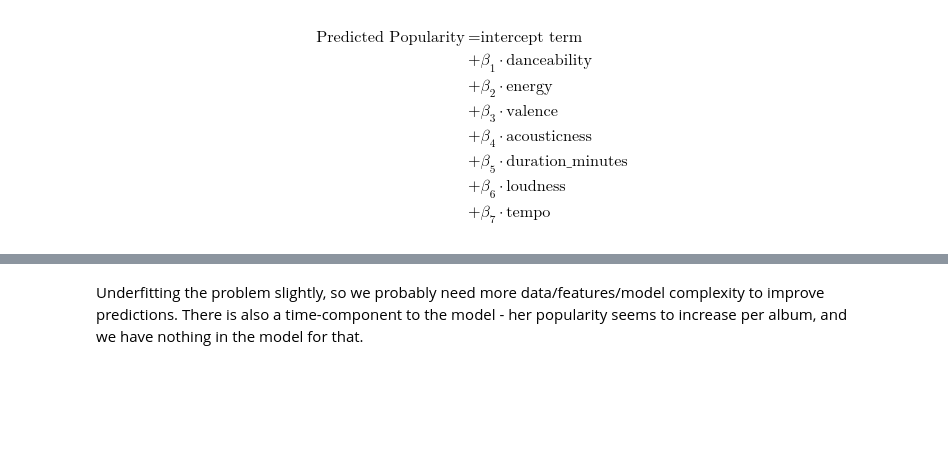
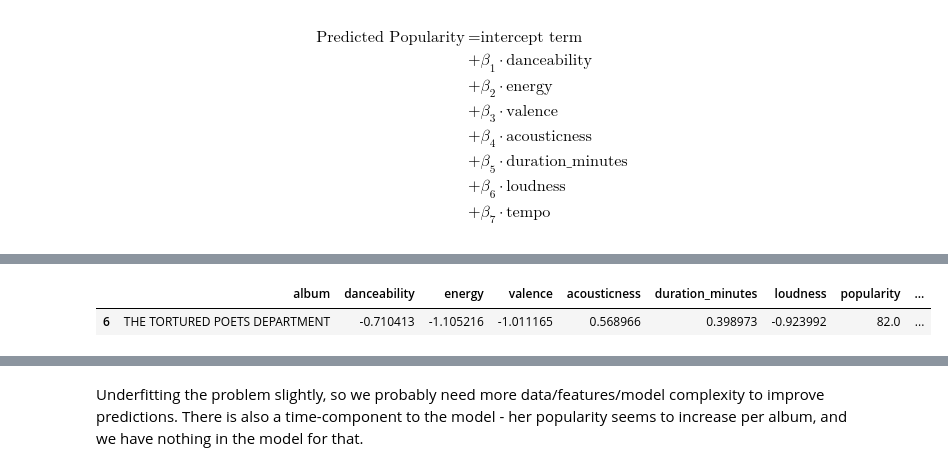
Before and after one commit to RolfeySBG/coffee-and-coding, a Jupyter notebook: Swifty Pandas/swifty_walkthrough.ipynb, the cells around one changed output, grey strips where cells are left out. Cells and saved outputs as stored; diff of their text form; code cells hidden in the pictures; blank space fills up the shorter version.

```diff
--- a/Swifty Pandas/swifty_walkthrough.ipynb
+++ b/Swifty Pandas/swifty_walkthrough.ipynb
@@ -239 +427,7 @@ test_df = grouped_df[grouped_df['album'] == 'THE TORTURED POETS DEPARTMENT']
+# %%
+test_df = grouped_df[grouped_df['album'] == 'THE TORTURED POETS DEPARTMENT']
+test_df
+# %% [output]
+|  | album | danceability | energy | valence | acousticness | duration_minutes | loudness | popularity | ... |
+| 6 | THE TORTURED POETS DEPARTMENT | -0.710413 | -1.105216 | -1.011165 | 0.568966 | 0.398973 | -0.923992 | 82.0 | ... |
 # %%
```
Also changed, not shown: parts of 43 cells of this notebook.
